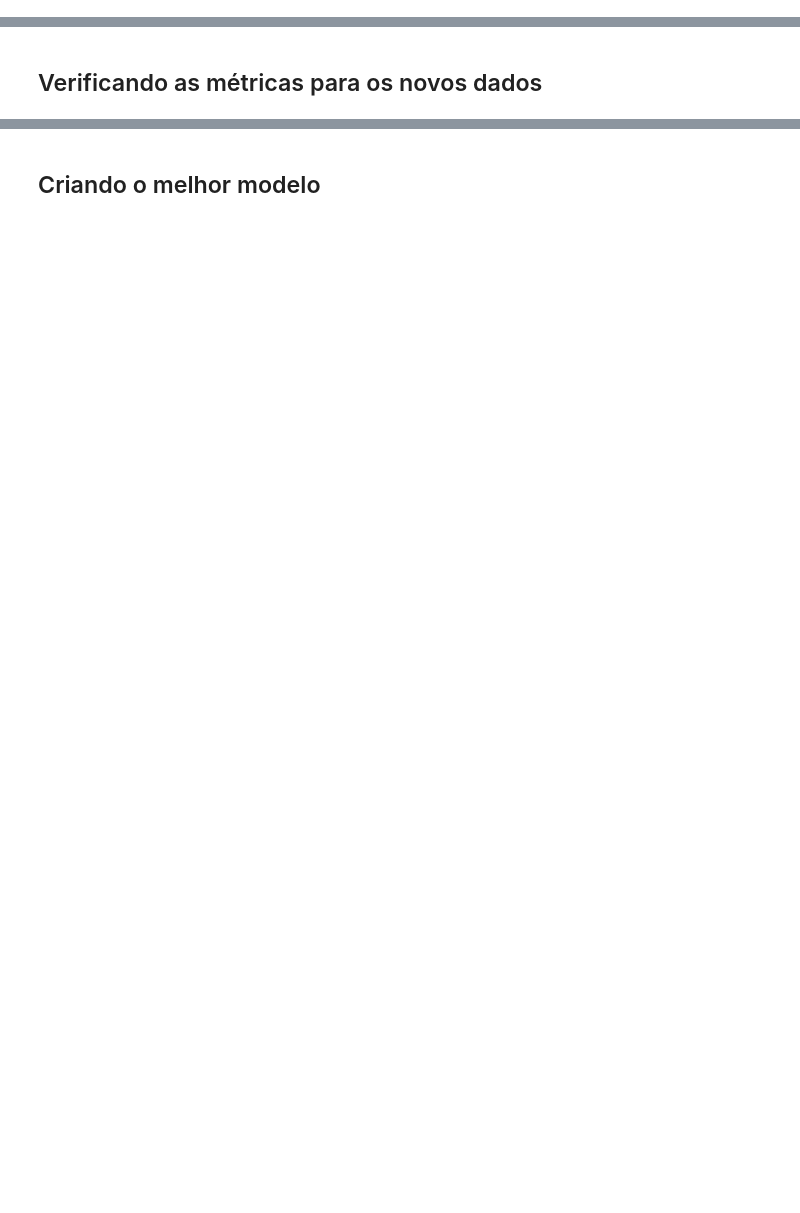
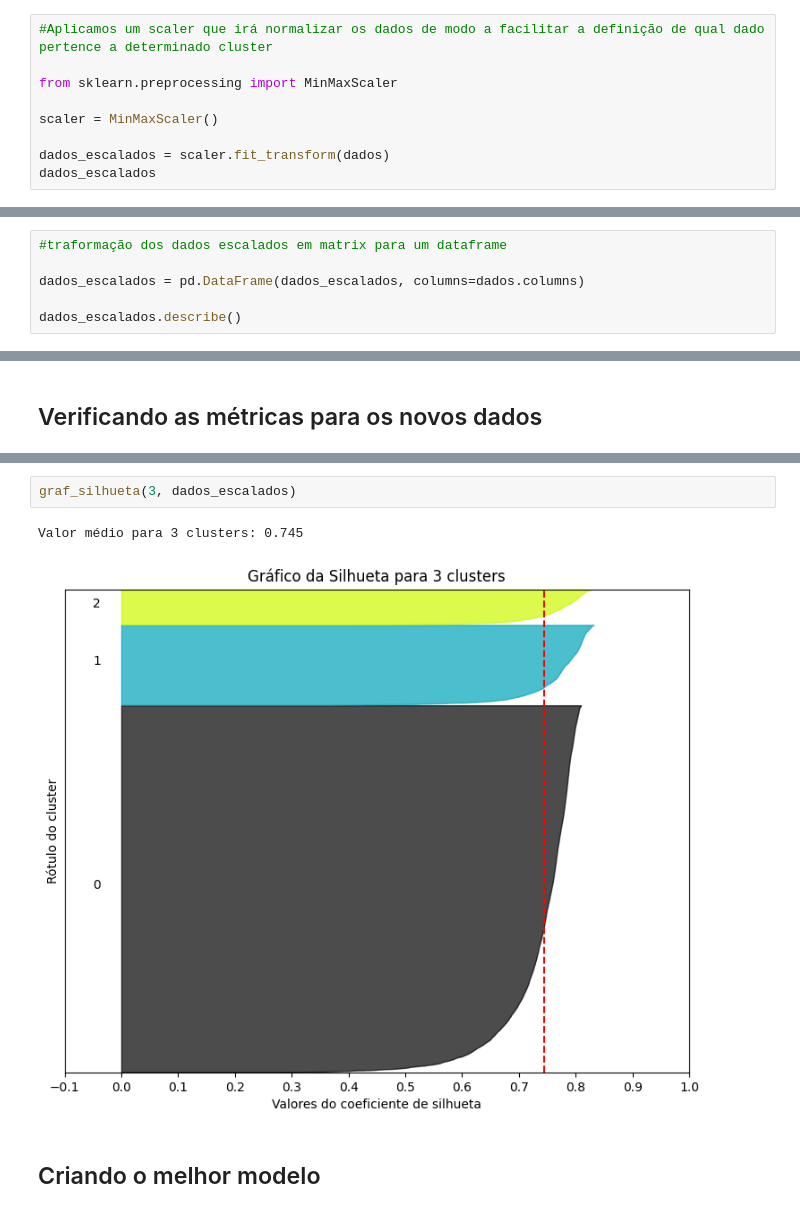
Before and after one commit to LuizinhoXT/Python, a Jupyter notebook: machine_learning/clusterizacao/Projeto_marketing.ipynb, the cells around one changed output, grey strips where cells are left out. Drawn from its saved outputs; the diff is of its cells as text; blank space fills up the shorter version.

```diff
--- a/machine_learning/clusterizacao/Projeto_marketing.ipynb
+++ b/machine_learning/clusterizacao/Projeto_marketing.ipynb
@@ -185,0 +268,9 @@ def graf_silhueta (n_clusters, dados):
+# %%
+#Aplicamos um scaler que irá normalizar os dados de modo a facilitar a definição de qual dado pertence a determinado cluster
+
+from sklearn.preprocessing import MinMaxScaler
+
+scaler = MinMaxScaler()
+
+dados_escalados = scaler.fit_transform(dados)
+dados_escalados
@@ -185,0 +291,6 @@ def graf_silhueta (n_clusters, dados):
+# %%
+#traformação dos dados escalados em matrix para um dataframe
+
+dados_escalados = pd.DataFrame(dados_escalados, columns=dados.columns)
+
+dados_escalados.describe()
@@ -188,2 +340,7 @@ def graf_silhueta (n_clusters, dados):
+# %%
+graf_silhueta(3, dados_escalados)
+# %% [output]
+Valor médio para 3 clusters: 0.745
+[figure, added]
 # %% [markdown]
 ## Criando o melhor modelo
```
Also changed, not shown: parts of 18 cells of this notebook, 2 other files.
